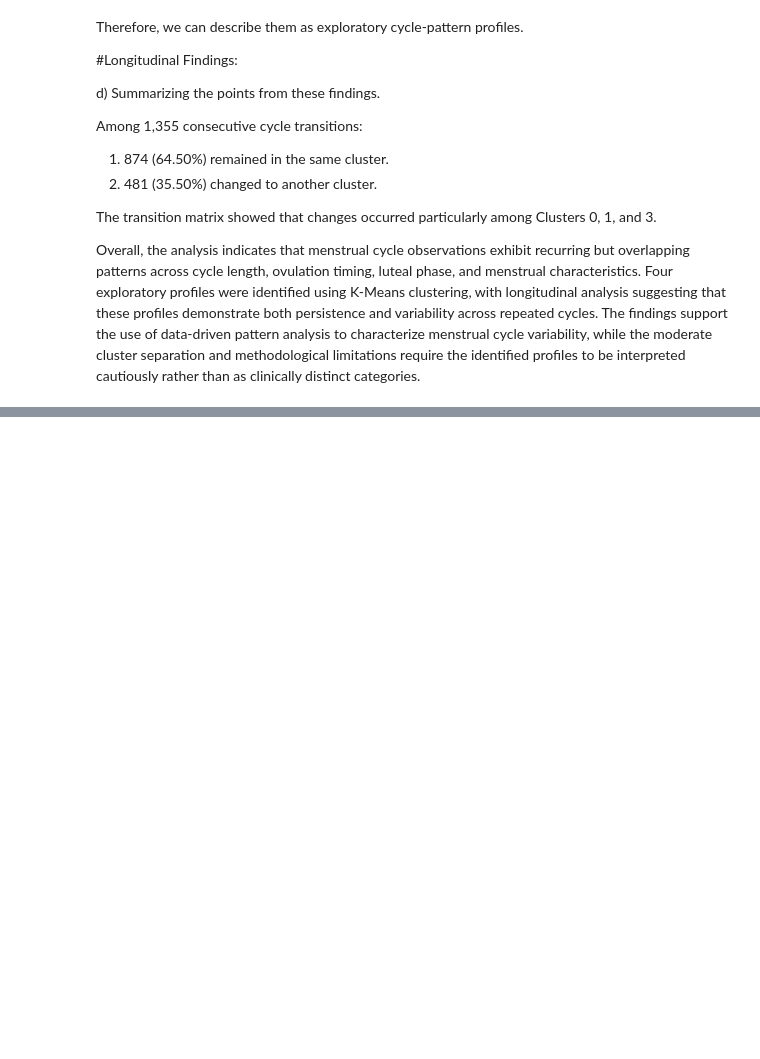
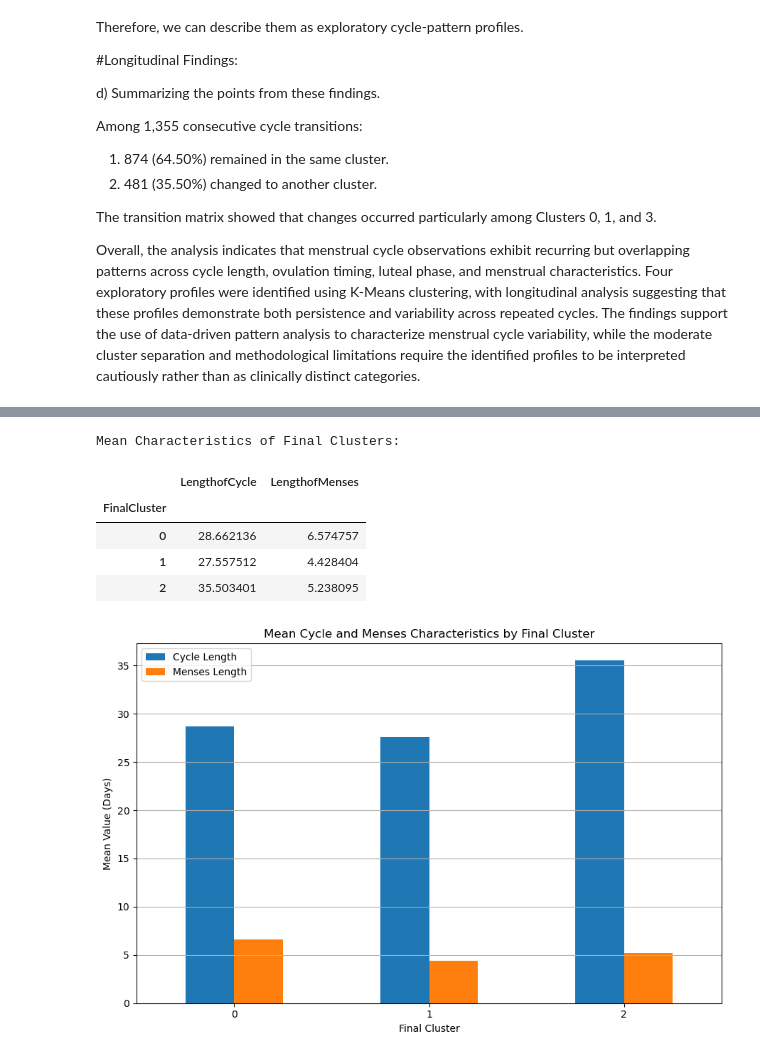
Before and after one commit to Siennawolfe/Thesis-Data-Assessment-01-Prarthana-Nataraj-Subash-, a Jupyter notebook: Data Quality Assessment.ipynb, the cells around one changed output, grey strips where cells are left out. Saved outputs shown, nothing was run; the diff lists cells and outputs as text; code cells hidden in the pictures; blank space fills up the shorter version.

```diff
--- a/Data Quality Assessment.ipynb
+++ b/Data Quality Assessment.ipynb
@@ -1350,0 +3281,48 @@ Overall, the analysis indicates that menstrual cycle observations exhibit recurr
+# %%
+#FINAL CLUSTER PROFILE VISUALIZATION
+#This visualization compares the mean cycle length and menses length across the three final clusters.
+#It helps interpret the characteristics that distinguish the selected exploratory cycle patterns.
+#Calculating the mean characteristics of each cluster.
+
+profile_means = (
+    final_cluster_data
+    .groupby("FinalCluster")[
+        ["LengthofCycle", "LengthofMenses"]
+    ]
+    .mean()
+)
+
+print("Mean Characteristics of Final Clusters:")
+display(profile_means)
+
+
+#Creating the visualization.
+
+profile_means.plot(
+    kind="bar",
+    figsize=(9, 6)
+)
+
+plt.xlabel("Final Cluster")
+plt.ylabel("Mean Value (Days)")
+plt.title("Mean Cycle and Menses Characteristics by Final Cluster")
+
+plt.xticks(rotation=0)
+
+plt.legend([
+    "Cycle Length",
+    "Menses Length"
+])
+
+plt.grid(axis="y")
+
+plt.tight_layout()
+plt.show()
+# %% [output]
+Mean Characteristics of Final Clusters:
+|  | LengthofCycle | LengthofMenses |
+| FinalCluster |  |  |
+| 0 | 28.662136 | 6.574757 |
+| 1 | 27.557512 | 4.428404 |
+| 2 | 35.503401 | 5.238095 |
+[figure, added]
```
Also changed, not shown: parts of 81 cells of this notebook.
